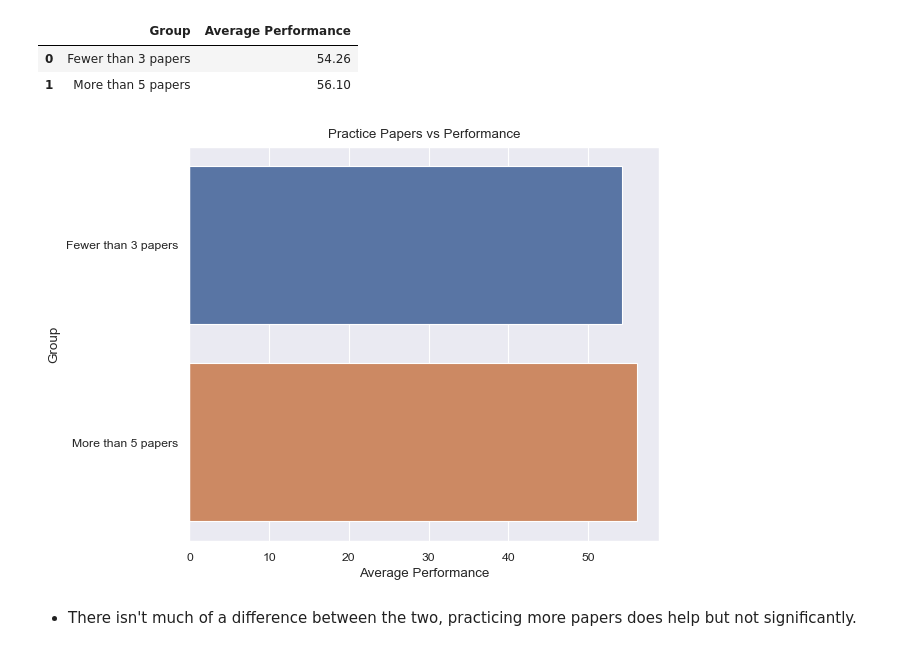
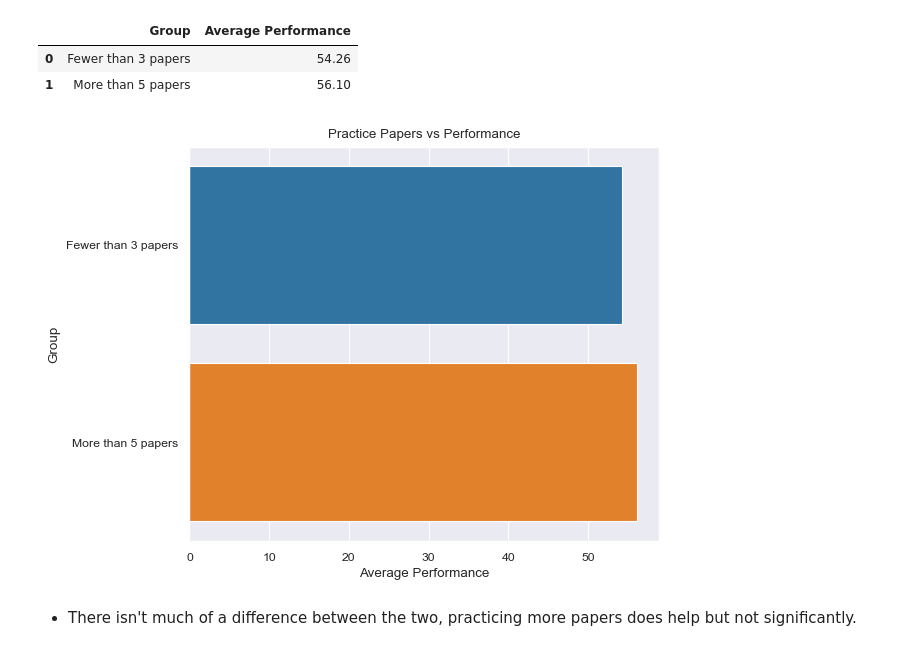
Before and after one commit to mo-chabane-tech/Data-Notebooks-And-Dashboards, a Jupyter notebook: Student Performance/Notebook.ipynb, the cells around one changed output. Drawn from its saved outputs; the diff is of its cells as text; code cells hidden in the pictures.

```diff
--- a/Student Performance/Notebook.ipynb
+++ b/Student Performance/Notebook.ipynb
@@ -176,12 +174,12 @@ summary_df
 | 0 | Fewer than 3 papers | 54.26 |
 | 1 | More than 5 papers | 56.10 |
 # %%
-sns.barplot(data=summary_df, y="Group", x="Average Performance")
+sns.barplot(data=summary_df, y="Group", x="Average Performance", palette="tab10")
 plt.title("Practice Papers vs Performance")
 plt.tight_layout()
 plt.show()
 # %% [output]
-[figure, old version]
+[figure, new version]
 # %% [markdown]
 - There isn't much of a difference between the two, practicing more papers does help but not significantly.
 # %% [markdown]
```
Also changed, not shown: parts of 5 cells of this notebook.
